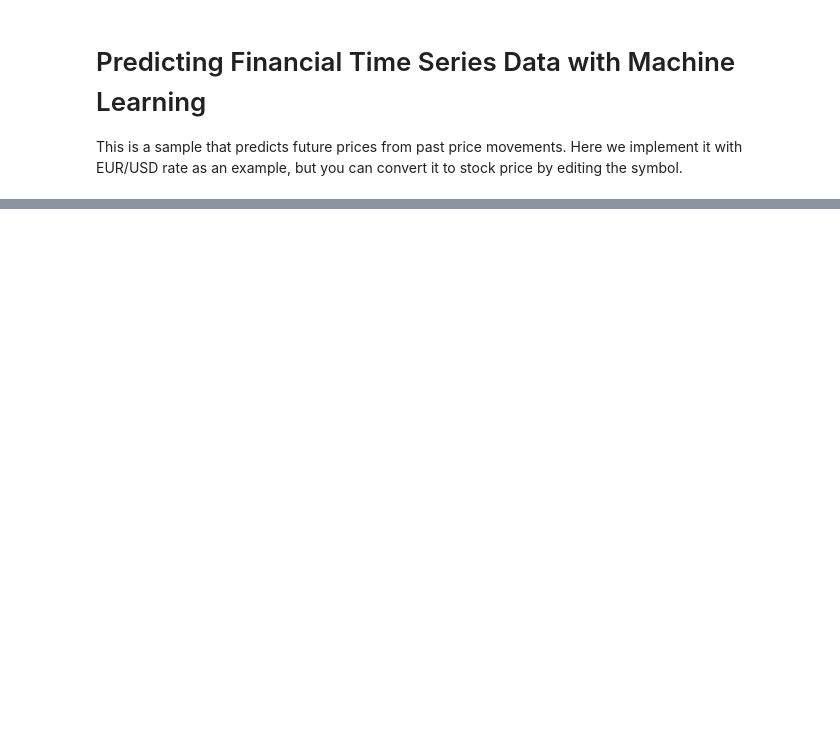
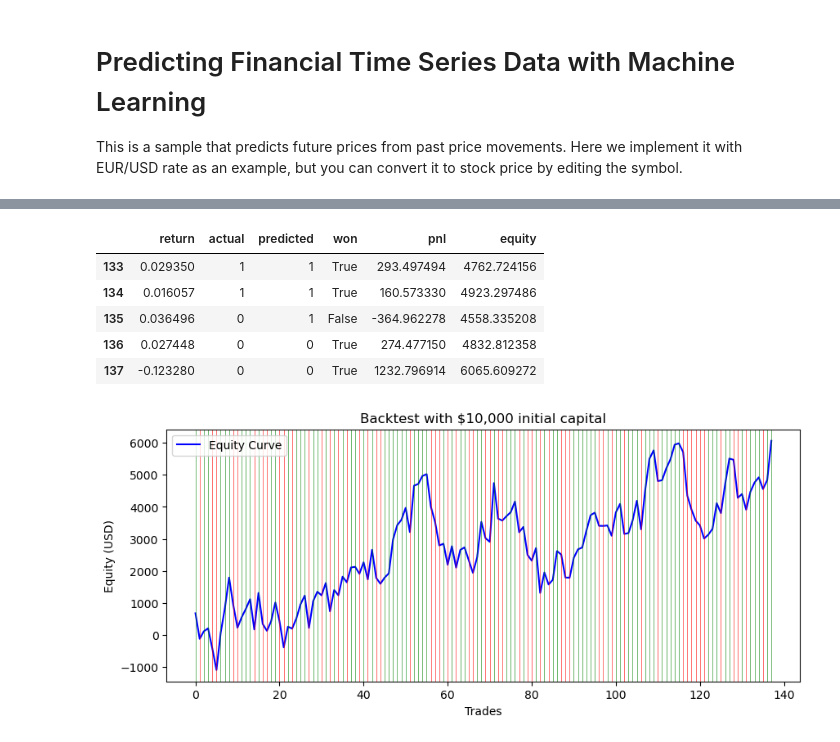
Before and after one commit to hayatoy/ml-forex-prediction, a Jupyter notebook: Predict Future Price of EURUSD with sklearn, yahoo data.ipynb, the cells around one changed output, grey strips where cells are left out. Cells and saved outputs as stored; diff of their text form; code cells hidden in the pictures; blank space fills up the shorter version.

```diff
--- a/Predict Future Price of EURUSD with sklearn, yahoo data.ipynb
+++ b/Predict Future Price of EURUSD with sklearn, yahoo data.ipynb
@@ -150 +118,50 @@ for r in df_trade.iterrows():
+# %%
+# Predict the test data
+predictions = clf.predict(X_test)
+
+# Define trading parameters
+contracts = 10000.0
+commission = 0.0
+
+# Create a DataFrame to hold trade data
+df_trade = pd.DataFrame({
+    'return': X_test[:, -1],  # Last column of X_test contains the returns
+    'actual': y_test,
+    'predicted': predictions
+})
+
+# Determine if the prediction was correct
+df_trade['won'] = df_trade['actual'] == df_trade['predicted']
+
+# Calculate profit or loss for each trade
+df_trade['pnl'] = df_trade.apply(
+    lambda row: (abs(row['return']) * contracts - commission) if row['won'] else (-abs(row['return']) * contracts - commission),
+    axis=1
+)
+
+# Calculate cumulative equity
+df_trade['equity'] = df_trade['pnl'].cumsum()
+
+# Display the last few rows of the trading DataFrame
+display(df_trade.tail())
+
+# Plot the equity curve
+plt.figure(figsize=(10,4))
+plt.plot(df_trade['equity'], label='Equity Curve', color='blue')
+plt.title('Backtest with $10,000 initial capital')
+plt.xlabel('Trades')
+plt.ylabel('Equity (USD)')
+for idx, row in df_trade.iterrows():
+    color = 'g' if row['won'] else 'r'
+    plt.axvline(x=idx, linewidth=0.5, alpha=0.8, color=color)
+plt.legend()
+plt.show()
+# %% [output]
+|  | return | actual | predicted | won | pnl | equity |
+| 133 | 0.029350 | 1 | 1 | True | 293.497494 | 4762.724156 |
+| 134 | 0.016057 | 1 | 1 | True | 160.573330 | 4923.297486 |
+| 135 | 0.036496 | 0 | 1 | False | -364.962278 | 4558.335208 |
+| 136 | 0.027448 | 0 | 0 | True | 274.477150 | 4832.812358 |
+| 137 | -0.123280 | 0 | 0 | True | 1232.796914 | 6065.609272 |
+[figure, added]
 # %%
```
Also changed, not shown: parts of 10 cells of this notebook, 1 other file.
